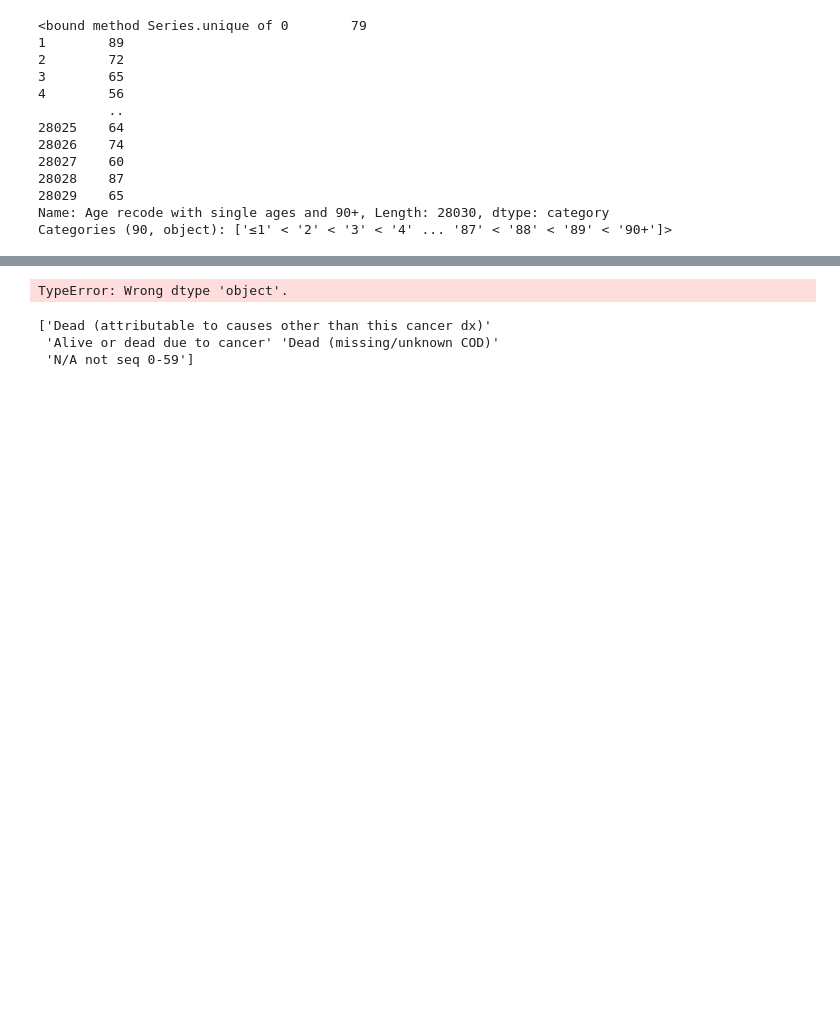
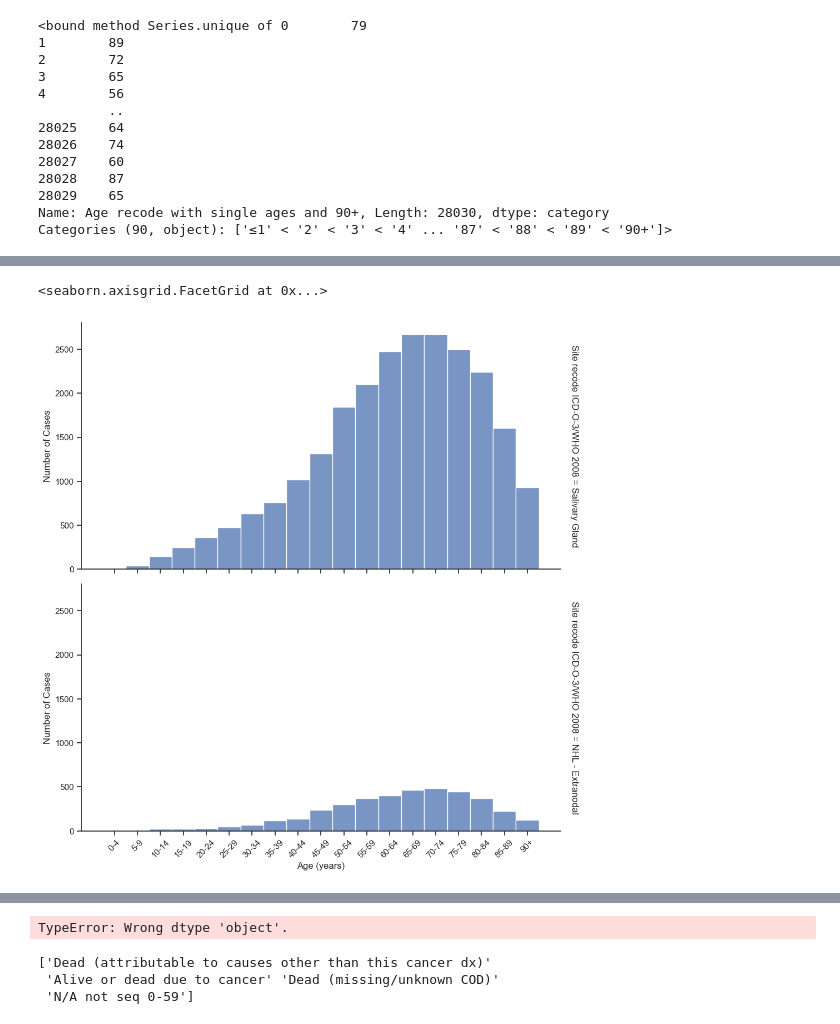
Before and after one commit to obaidkhurram/salivary-tumors, a Jupyter notebook: salivary_tumor_2024.ipynb, the cells around one changed output, grey strips where cells are left out. Cells and saved outputs as stored; diff of their text form; code cells hidden in the pictures; blank space fills up the shorter version.

```diff
--- a/salivary_tumor_2024.ipynb
+++ b/salivary_tumor_2024.ipynb
@@ -410,2 +306,20 @@ plt.yticks(rotation=0)  # Rotate y-axis labels to be horizontal (90º from the d
+# %%
+salivary_df['Site recode ICD-O-3/WHO 2008']
+df = salivary_df[salivary_df['Site recode ICD-O-3/WHO 2008'].isin(['Salivary Gland','NHL - Extranodal'])]
+sns.set_theme(style="ticks")
+g = sns.displot(
+    df, x="Age_Binned", row="Site recode ICD-O-3/WHO 2008",
+    binwidth=1, height=5, facet_kws=dict(margin_titles=True),aspect=2,
+)
+# Rotate the x-tick labels in each facet
+for ax in g.axes.flat:
+    for label in ax.get_xticklabels():
+        label.set_rotation(45)
+
+g.set_xlabels('Age (years)')
+g.set_ylabels('Number of Cases')
+# %% [output]
+<seaborn.axisgrid.FacetGrid at 0x...>
+[figure, added]
 # %%
 # Select relevant columns for clinical characteristics analysis
```
Also changed, not shown: parts of 12 cells of this notebook.
